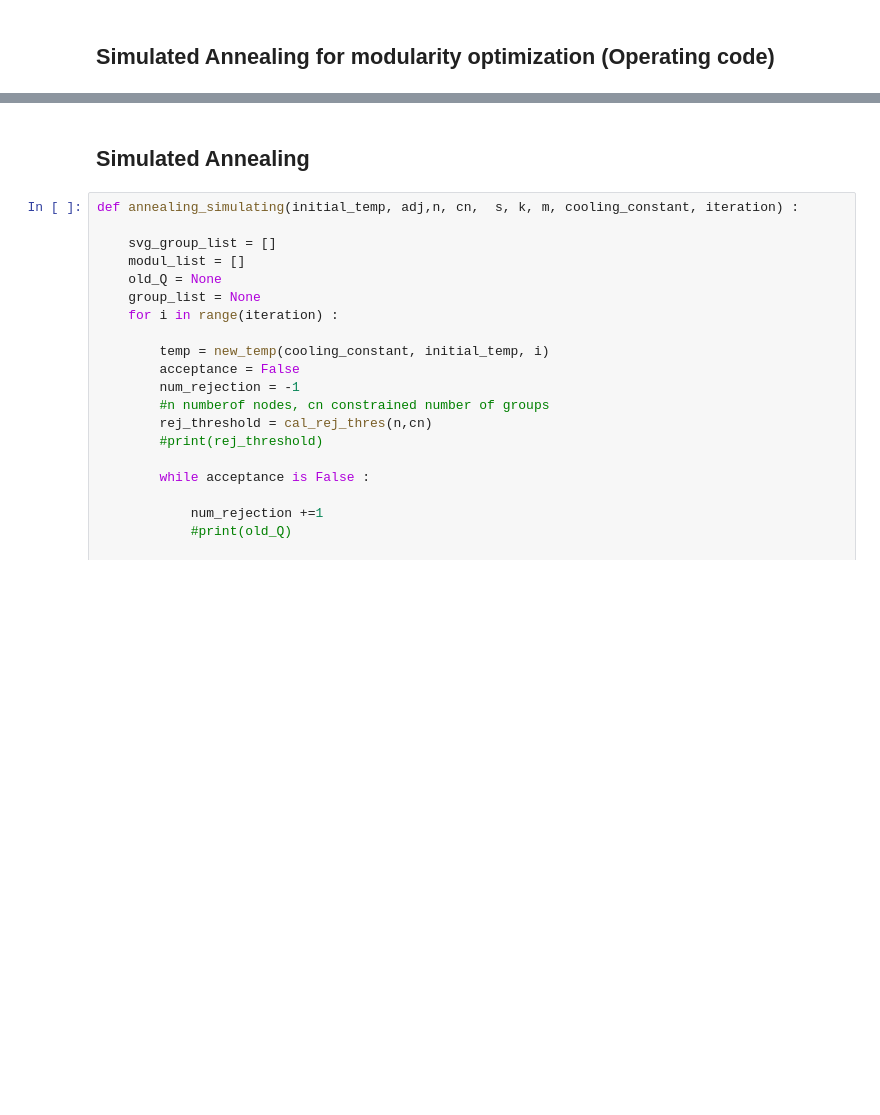
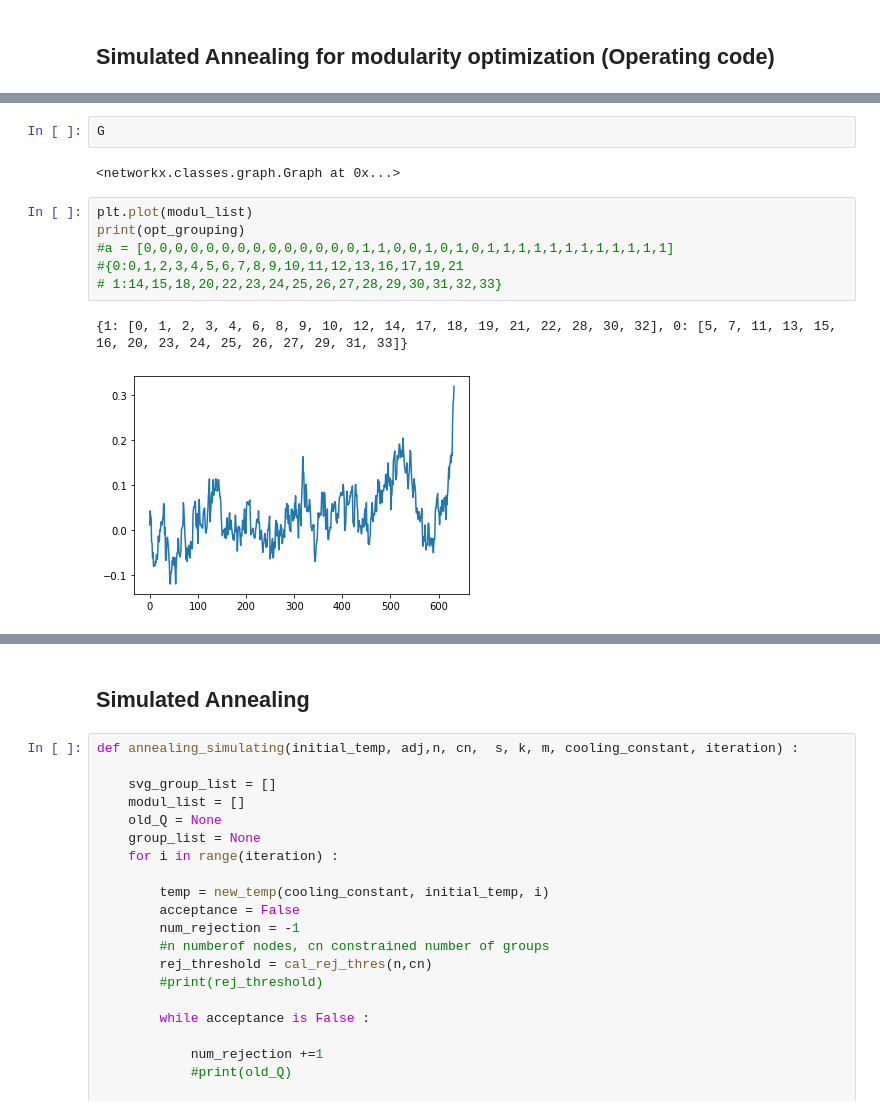
Before and after one commit to philz0918/constrained_modularity, a Jupyter notebook: annealing.ipynb, the cells around one changed output, grey strips where cells are left out. Saved outputs shown, nothing was run; the diff lists cells and outputs as text; blank space fills up the shorter version.

```diff
--- a/annealing.ipynb
+++ b/annealing.ipynb
@@ -309,0 +315,13 @@ def svg_format(group_list):
+# %%
+G
+# %% [output]
+<networkx.classes.graph.Graph at 0x...>
+# %%
+plt.plot(modul_list)
+print(opt_grouping)
+#a = [0,0,0,0,0,0,0,0,0,0,0,0,0,0,1,1,0,0,1,0,1,0,1,1,1,1,1,1,1,1,1,1,1,1]
+#{0:0,1,2,3,4,5,6,7,8,9,10,11,12,13,16,17,19,21
+# 1:14,15,18,20,22,23,24,25,26,27,28,29,30,31,32,33}
+# %% [output]
+{1: [0, 1, 2, 3, 4, 6, 8, 9, 10, 12, 14, 17, 18, 19, 21, 22, 28, 30, 32], 0: [5, 7, 11, 13, 15, 16, 20, 23, 24, 25, 26, 27, 29, 31, 33]}
+[figure, added]
```
Also changed, not shown: parts of 19 cells of this notebook.
